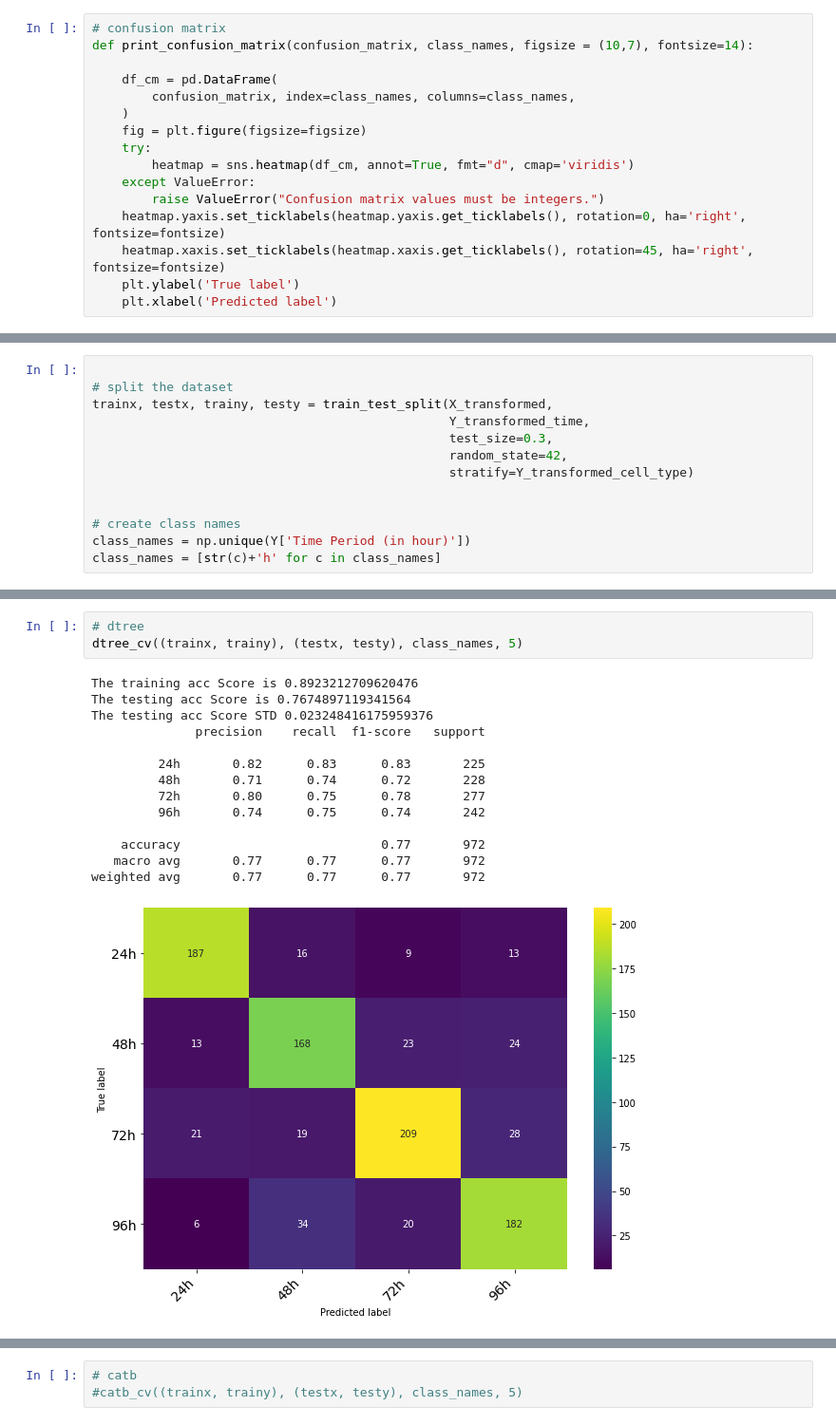
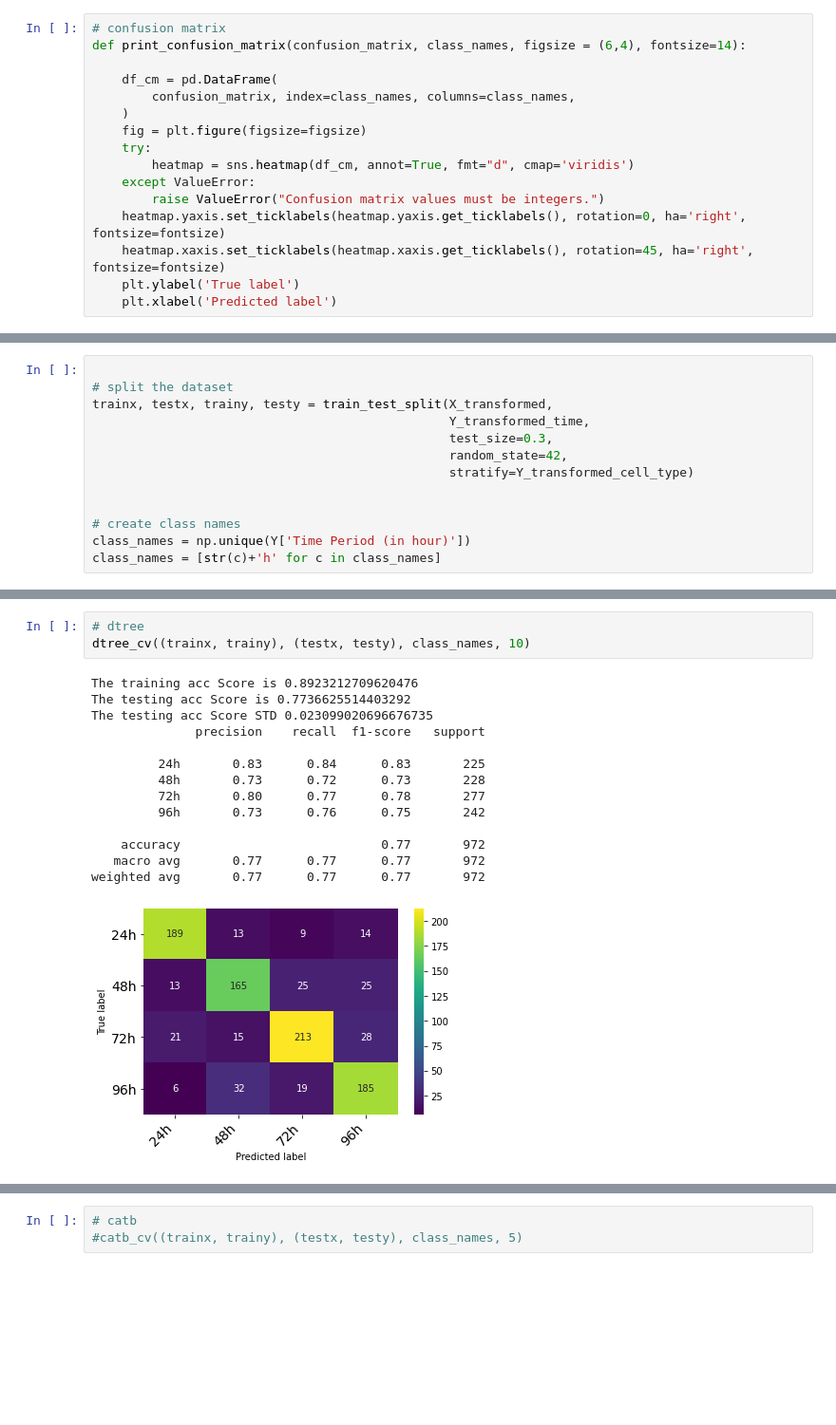
Before and after one commit to shohan007/ML-Engineered-Tissue-Evaluation, a Jupyter notebook: DIS_GelMA_Paper.ipynb, the cells around one changed output, grey strips where cells are left out. Shown at 95% size. Cells and saved outputs as stored; diff of their text form; blank space fills up the shorter version.

```diff
--- a/DIS_GelMA_Paper.ipynb
+++ b/DIS_GelMA_Paper.ipynb
@@ -106,7 +98,7 @@ Y_transformed_quantity=le3.fit_transform(Y['Cell Quantity (in Million)'])
 Utility Functions
 # %%
 # confusion matrix
-def print_confusion_matrix(confusion_matrix, class_names, figsize = (10,7), fontsize=14):
+def print_confusion_matrix(confusion_matrix, class_names, figsize = (6,4), fontsize=14):
 
     df_cm = pd.DataFrame(
         confusion_matrix, index=class_names, columns=class_names,
@@ -497,20 +489,20 @@ weighted avg       0.66      0.66      0.66       972
 # %%
 # dtree
-dtree_cv((trainx, trainy), (testx, testy), class_names, 5)
+dtree_cv((trainx, trainy), (testx, testy), class_names, 10)
 # %% [output]
 The training acc Score is 0.8923212709620476
-The testing acc Score is 0.7674897119341564
-The testing acc Score STD 0.023248416175959376
+The testing acc Score is 0.7736625514403292
+The testing acc Score STD 0.023099020696676735
               precision    recall  f1-score   support
 
-         24h       0.82      0.83      0.83       225
-         48h       0.71      0.74      0.72       228
-         72h       0.80      0.75      0.78       277
-         96h       0.74      0.75      0.74       242
+         24h       0.83      0.84      0.83       225
+         48h       0.73      0.72      0.73       228
+         72h       0.80      0.77      0.78       277
+         96h       0.73      0.76      0.75       242
 
     accuracy                           0.77       972
    macro avg       0.77      0.77      0.77       972
 weighted avg       0.77      0.77      0.77       972
-[figure, old version]
+[figure, new version]
 # %%
 # svc
```
Also changed, not shown: parts of 28 cells of this notebook.
